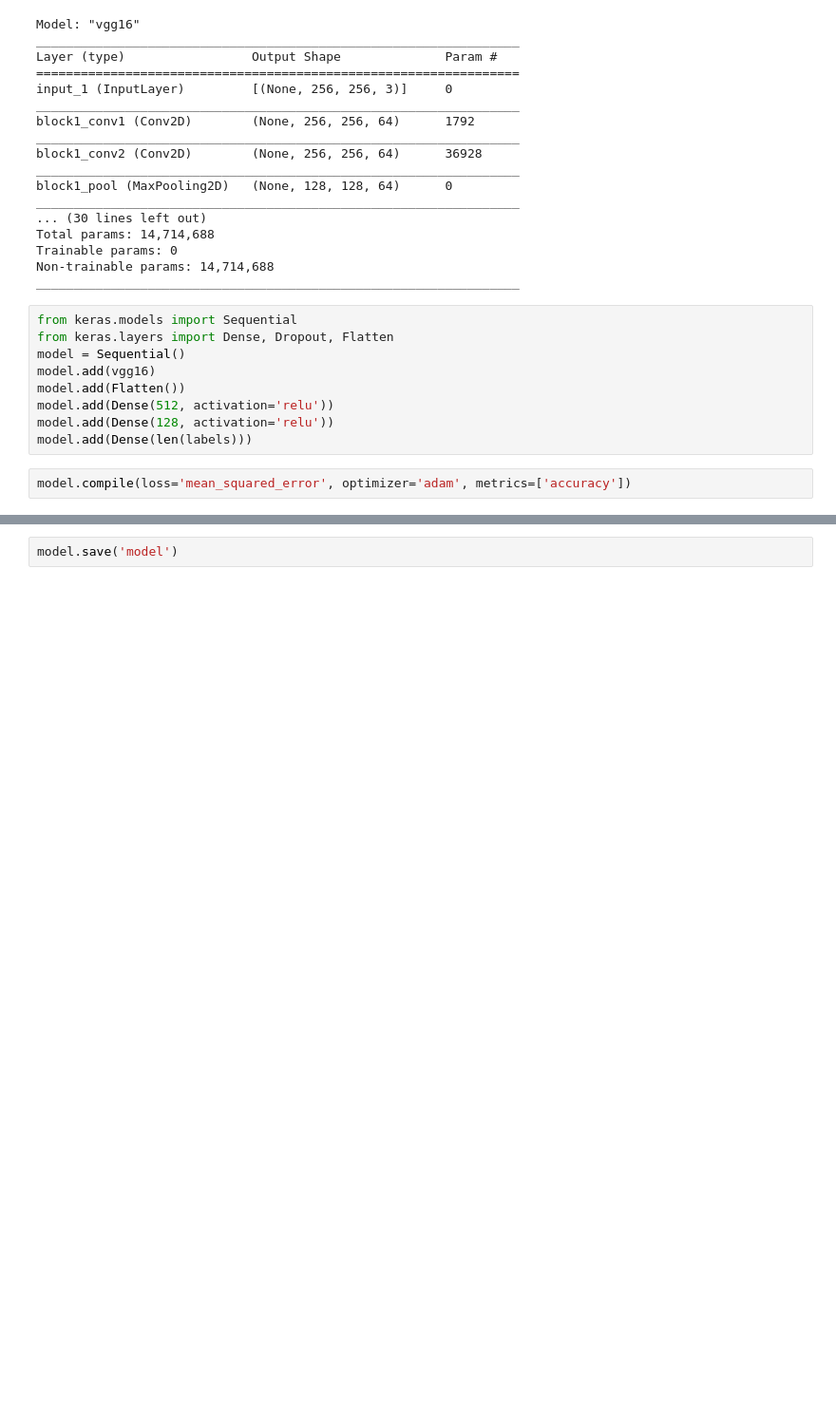
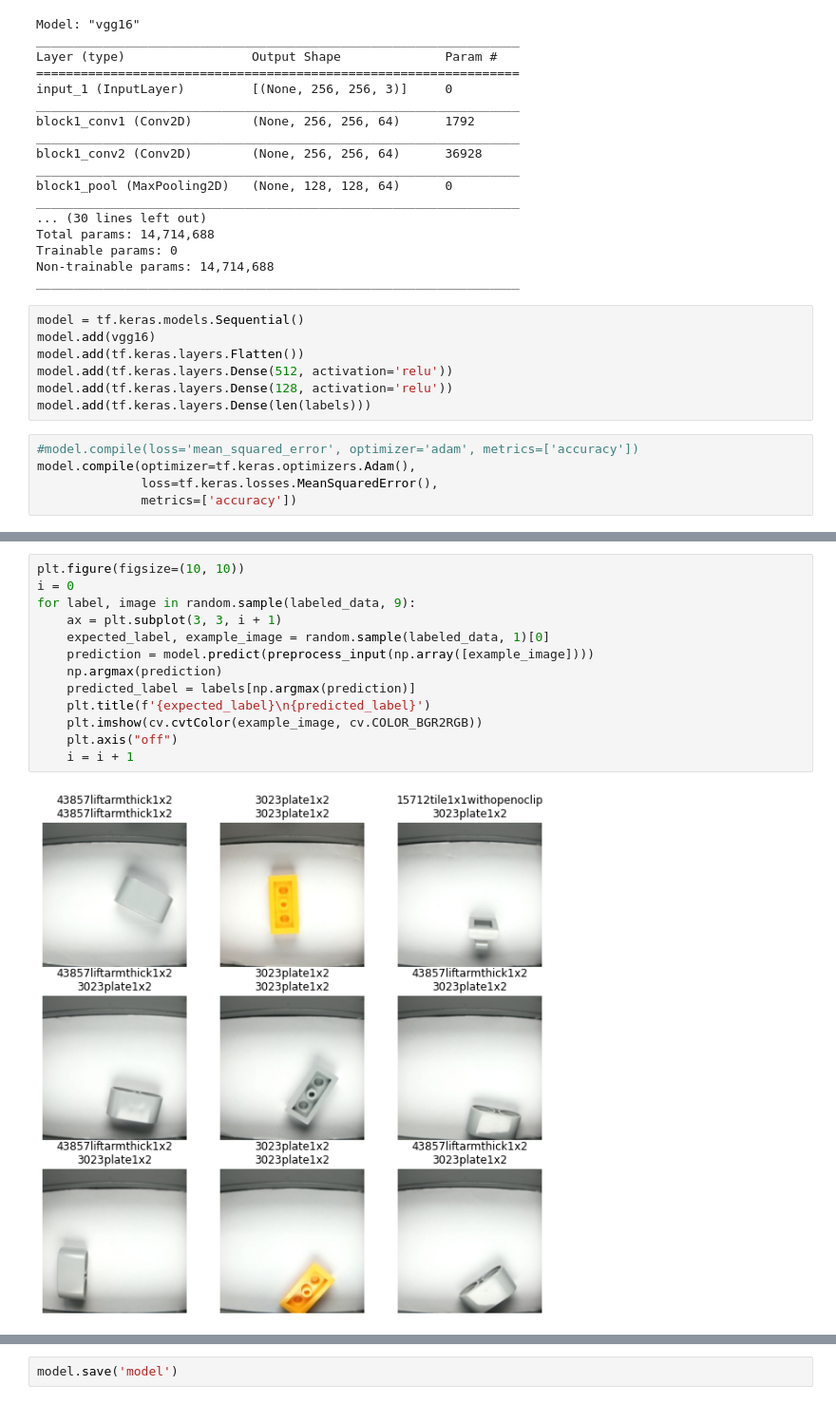
Before and after one commit to pbackx/lego-sorter-pi, a Jupyter notebook: analysis/Analysis.ipynb, the cells around one changed output, grey strips where cells are left out. Shown: that part at 95% size. Drawn from its saved outputs; the diff is of its cells as text; blank space fills up the shorter version.

```diff
--- a/analysis/Analysis.ipynb
+++ b/analysis/Analysis.ipynb
@@ -120,16 +123,17 @@ Trainable params: 0
 Non-trainable params: 14,714,688
 _________________________________________________________________
 # %%
-from keras.models import Sequential
-from keras.layers import Dense, Dropout, Flatten
-model = Sequential()
+model = tf.keras.models.Sequential()
 model.add(vgg16)
-model.add(Flatten())
-model.add(Dense(512, activation='relu'))
-model.add(Dense(128, activation='relu'))
-model.add(Dense(len(labels)))
+model.add(tf.keras.layers.Flatten())
+model.add(tf.keras.layers.Dense(512, activation='relu'))
+model.add(tf.keras.layers.Dense(128, activation='relu'))
+model.add(tf.keras.layers.Dense(len(labels)))
 # %%
-model.compile(loss='mean_squared_error', optimizer='adam', metrics=['accuracy'])
+#model.compile(loss='mean_squared_error', optimizer='adam', metrics=['accuracy'])
+model.compile(optimizer=tf.keras.optimizers.Adam(),
+              loss=tf.keras.losses.MeanSquaredError(),
+              metrics=['accuracy'])
 # %%
 model.build([None, 256, 256, 3])
 model.summary()
@@ -175,0 +180,15 @@ Epoch 50/50
+# %%
+plt.figure(figsize=(10, 10))
+i = 0
+for label, image in random.sample(labeled_data, 9):
+    ax = plt.subplot(3, 3, i + 1)
+    expected_label, example_image = random.sample(labeled_data, 1)[0]
+    prediction = model.predict(preprocess_input(np.array([example_image])))
+    np.argmax(prediction)
+    predicted_label = labels[np.argmax(prediction)]
+    plt.title(f'{expected_label}\n{predicted_label}')
+    plt.imshow(cv.cvtColor(example_image, cv.COLOR_BGR2RGB))
+    plt.axis("off")
+    i = i + 1
+# %% [output]
+[figure, added]
```
Also changed, not shown: parts of 11 cells of this notebook, 1 other file.
